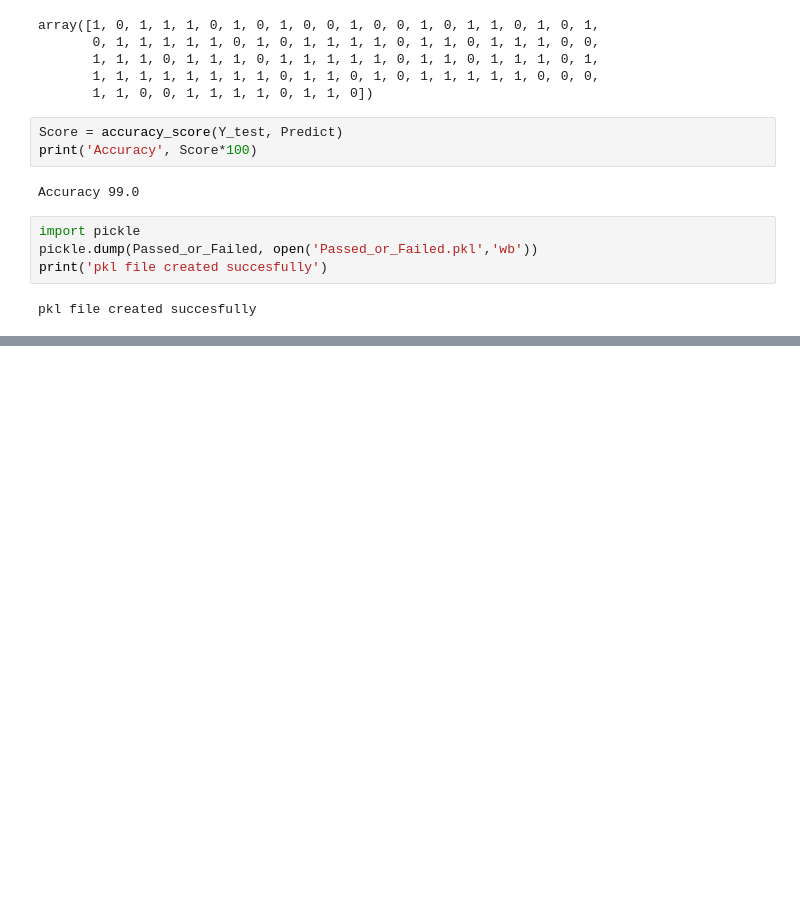
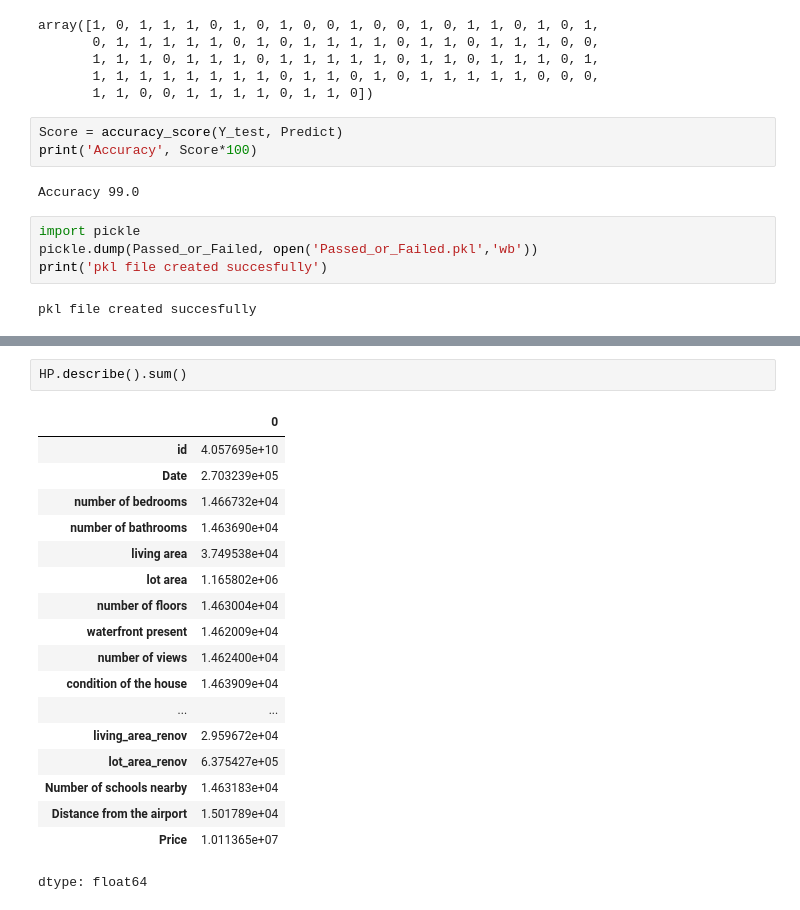
Before and after one commit to Aradhyagodambe/Python-Colab-Files, a Jupyter notebook: ML_Fundamnetals.ipynb, the cells around one changed output, grey strips where cells are left out. Drawn from its saved outputs; the diff is of its cells as text; blank space fills up the shorter version.

```diff
--- a/ML_Fundamnetals.ipynb
+++ b/ML_Fundamnetals.ipynb
@@ -707,0 +762,21 @@ pkl file created succesfully
+# %%
+HP.describe().sum()
+# %% [output]
+|  | 0 |
+| id | 4.057695e+10 |
+| Date | 2.703239e+05 |
+| number of bedrooms | 1.466732e+04 |
+| number of bathrooms | 1.463690e+04 |
+| living area | 3.749538e+04 |
+| lot area | 1.165802e+06 |
+| number of floors | 1.463004e+04 |
+| waterfront present | 1.462009e+04 |
+| number of views | 1.462400e+04 |
+| condition of the house | 1.463909e+04 |
+| ... | ... |
+| living_area_renov | 2.959672e+04 |
+| lot_area_renov | 6.375427e+05 |
+| Number of schools nearby | 1.463183e+04 |
+| Distance from the airport | 1.501789e+04 |
+| Price | 1.011365e+07 |
+dtype: float64
```
Also changed, not shown: parts of 21 cells of this notebook.
